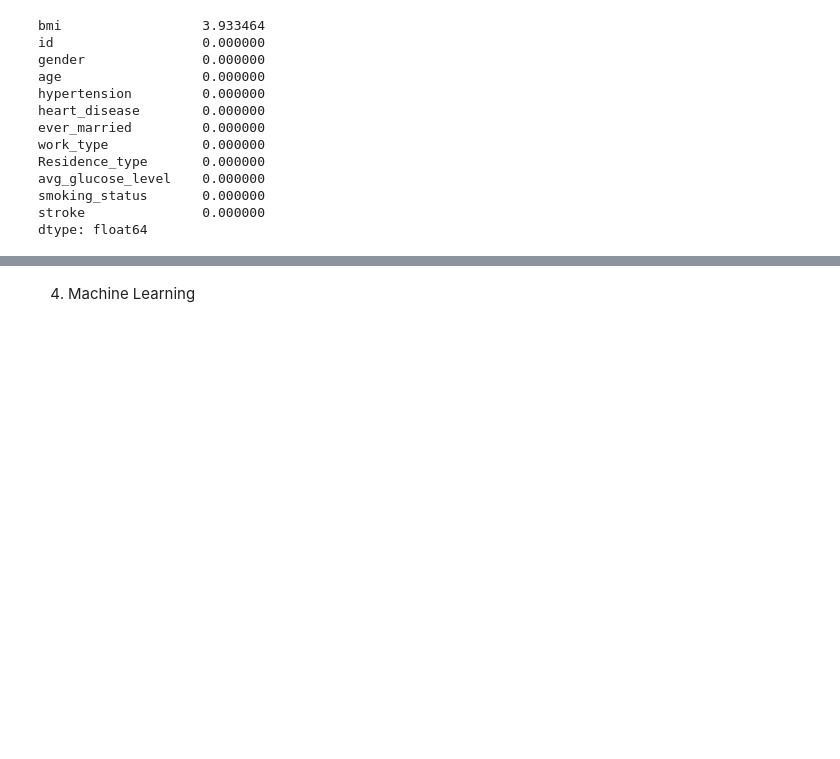
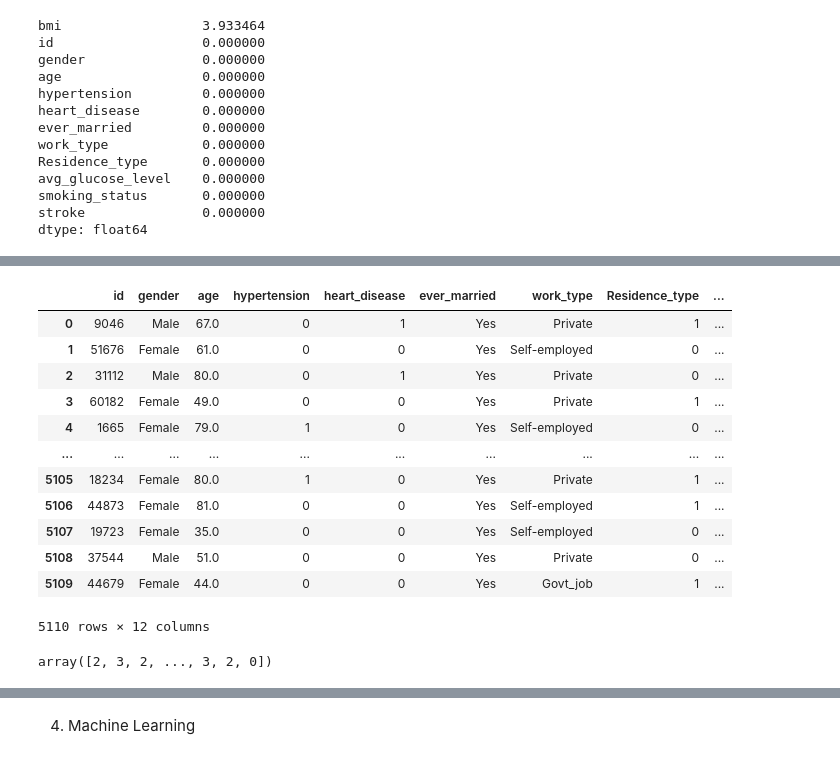
Before and after one commit to julienRactM/stroke-alert, a Jupyter notebook: julien_notebook.ipynb, the cells around one changed output, grey strips where cells are left out. Drawn from its saved outputs; the diff is of its cells as text; code cells hidden in the pictures; blank space fills up the shorter version.

```diff
--- a/julien_notebook.ipynb
+++ b/julien_notebook.ipynb
@@ -157,2 +257,6 @@ Name: count, dtype: int64
-# %%
-df = df[df.gender != 'Other']
+# %%
+df.ever_married = df.ever_married.apply(lambda x : 1 if x == "Yes" else 0)
+# %%
+df.Residence_type.value_counts()
+df.Residence_type = df.Residence_type.apply(lambda x : 1 if x == "Urban" else 0)
+df.Residence_type.value_counts()
@@ -158,0 +269,27 @@ df = df[df.gender != 'Other']
+# %%
+df
+# %% [output]
+|  | id | gender | age | hypertension | heart_disease | ever_married | work_type | Residence_type | ... |
+| 0 | 9046 | Male | 67.0 | 0 | 1 | Yes | Private | 1 | ... |
+| 1 | 51676 | Female | 61.0 | 0 | 0 | Yes | Self-employed | 0 | ... |
+| 2 | 31112 | Male | 80.0 | 0 | 1 | Yes | Private | 0 | ... |
+| 3 | 60182 | Female | 49.0 | 0 | 0 | Yes | Private | 1 | ... |
+| 4 | 1665 | Female | 79.0 | 1 | 0 | Yes | Self-employed | 0 | ... |
+| ... | ... | ... | ... | ... | ... | ... | ... | ... | ... |
+| 5105 | 18234 | Female | 80.0 | 1 | 0 | Yes | Private | 1 | ... |
+| 5106 | 44873 | Female | 81.0 | 0 | 0 | Yes | Self-employed | 1 | ... |
+| 5107 | 19723 | Female | 35.0 | 0 | 0 | Yes | Self-employed | 0 | ... |
+| 5108 | 37544 | Male | 51.0 | 0 | 0 | Yes | Private | 0 | ... |
+| 5109 | 44679 | Female | 44.0 | 0 | 0 | Yes | Govt_job | 1 | ... |
+5110 rows × 12 columns
+# %%
+from sklearn.preprocessing import LabelEncoder
+
+# Create a LabelEncoder object
+label_encoder = LabelEncoder()
+
+# Fit and transform the categorical column
+encoded_column = label_encoder.fit_transform(df.work_type)
+encoded_column
+# %% [output]
+array([2, 3, 2, ..., 3, 2, 0])
```
Also changed, not shown: parts of 33 cells of this notebook.
